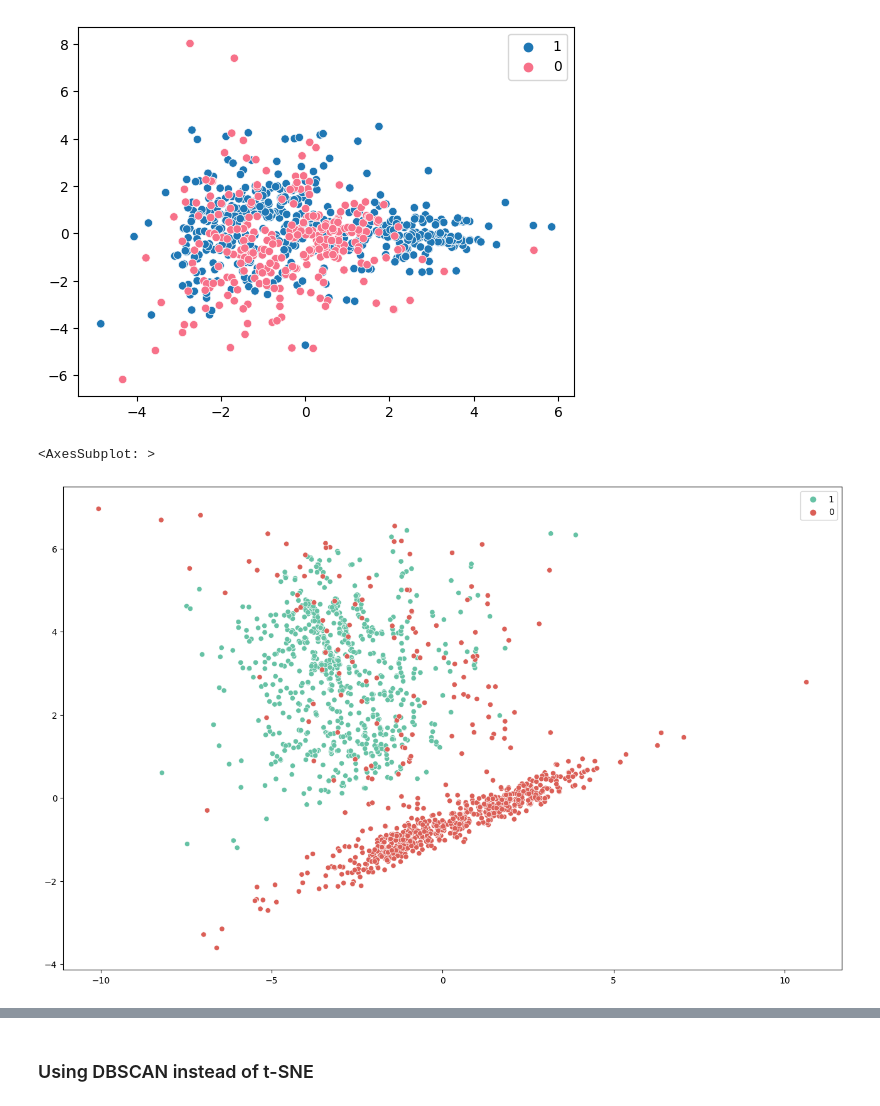
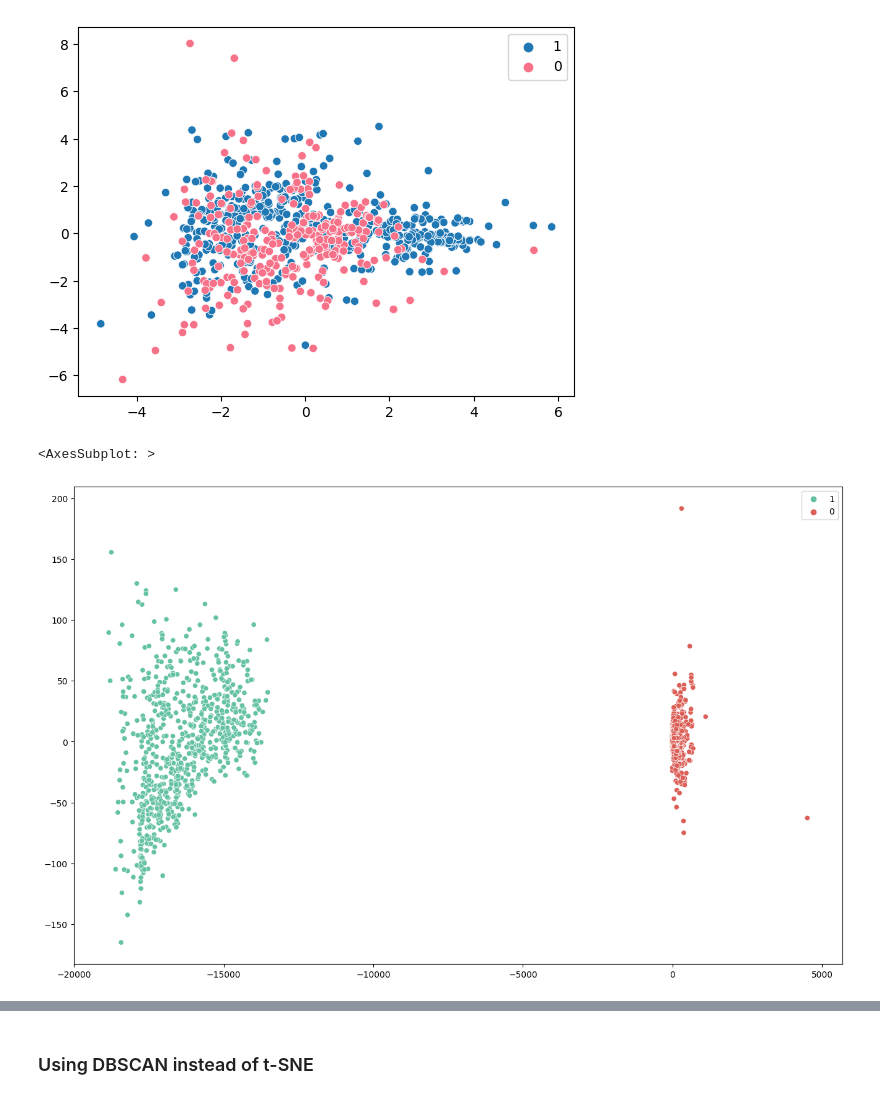
Before and after one commit to tatemae0/AMP-VAE, a Jupyter notebook: AMP-VAE.ipynb, the cells around one changed output, grey strips where cells are left out. Saved outputs shown, nothing was run; the diff lists cells and outputs as text; code cells hidden in the pictures.

```diff
--- a/AMP-VAE.ipynb
+++ b/AMP-VAE.ipynb
@@ -446,4 +573,11 @@ gramNegdfTsne = tsne.fit_transform(gramNegdf)
 # %%
-uniprotdfTsne = tsne.fit_transform(uniprotdf)
-alldfTsne = tsne.fit_transform(alldf)
+%%time
+# uniprotdfTsne = tsne.fit_transform(uniprotdf)
+# alldfTsne = tsne.fit_transform(alldf)
+
+total_df = pd.concat([uniprotdf, grampadf], axis=0)
+total_df_tsne = tsne.fit_transform(total_df)
+
+uniprot_tsne = total_df_tsne[:len(uniprotdf),:]
+grampa_tsne = total_df_tsne[len(uniprotdf):,:]
 # %% [output]
@@ -582,14 +763,14 @@ array([0.37621025, 0.23222734])
 # %%
 from sklearn.decomposition import PCA
 pca = PCA(n_components=2, svd_solver="full")
-# pca.fit(alldf.drop(["gram","Sequence"], axis=1))
-pca.fit(uniprotdf)
-# pca.fit(normalizedAlldf)
+pca.fit(total_df)
+pca.fit(total_df.drop(["Length","MW"],axis=1))
 
-uniprotdfPca = pca.transform(uniprotdf)
-alldfPca = pca.transform(alldf)
-# gramPosdfPca = pca.transform(normalizedGramPosdf)
-# gramNegdfPca = pca.transform(normalizedGramNegdf)
+# uniprot_pca = pca.transform(uniprotdf)
+# grampa_pca = pca.transform(grampadf)
+uniprot_pca = pca.transform(uniprotdf.drop(["Length","MW"],axis=1))
+grampa_pca = pca.transform(grampadf.drop(["Length","MW"],axis=1))
+
 pca.explained_variance_ratio_
 # pca.components_[0]
 # %% [output]
@@ -634,22 +827,22 @@ sns.scatterplot(
 # %%
 plt.figure(figsize=(16,10))
 
+# sns.scatterplot(
+#     x=alldfPca[:,0],
+#     y=alldfPca[:,1],
+#     legend="auto",
+#     alpha=1,
+#     hue=1,
+#     palette="Set2"
+# )
 sns.scatterplot(
-    x=alldfPca[:,0],
-    y=alldfPca[:,1],
-    legend="auto",
-    alpha=1,
-    hue=1,
-    palette="Set2"
-)
-sns.scatterplot(
-    x=uniprotdfPca[:,0],
-    y=uniprotdfPca[:,1],
+    x=uniprot_pca[:,0],
+    y=uniprot_pca[:,1],
     legend="auto",
     alpha=1,
     hue=0,
     palette="hls"
 )
 # %% [output]
 <AxesSubplot: >
-[figure, old version]
+[figure, new version]
```
Also changed, not shown: parts of 55 cells of this notebook, 4 other files.
